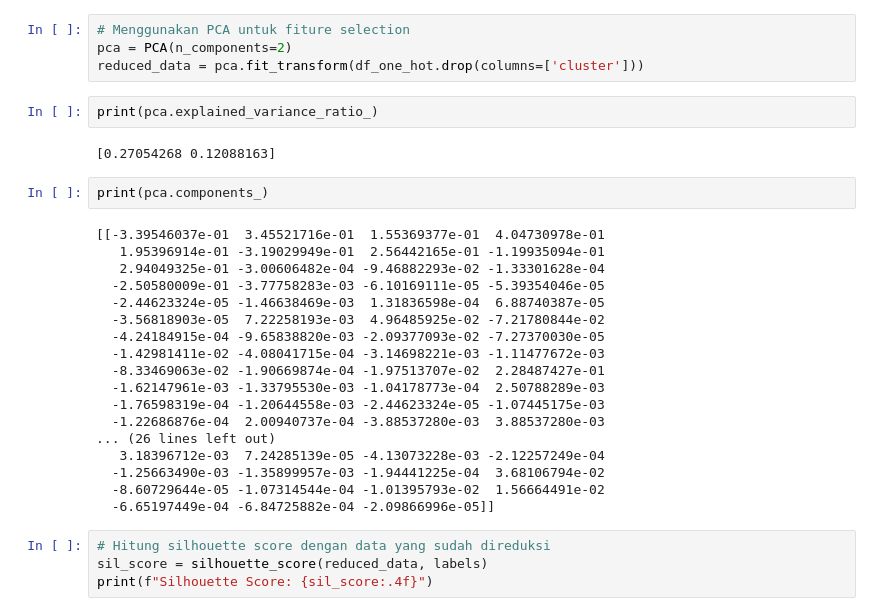
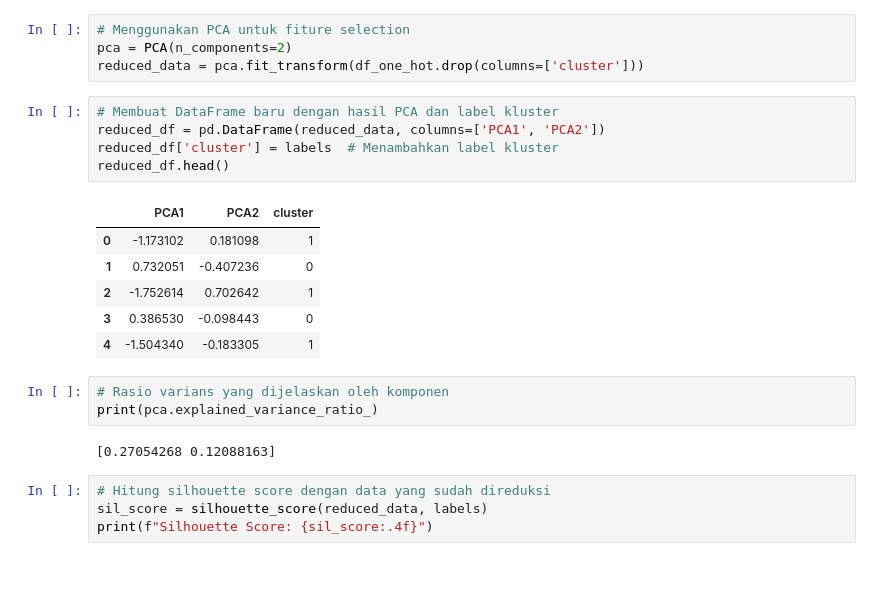
Before and after one commit to septiisdayanna/earthquakes_clustering, a Jupyter notebook: [Clustering]_Submission_Akhir_BMLP_Your_Name_(Updated).ipynb, the cells around one changed output. Saved outputs shown, nothing was run; the diff lists cells and outputs as text; blank space fills up the shorter version.

Commit message:
hasil pca fix

```diff
--- a/[Clustering]_Submission_Akhir_BMLP_Your_Name_(Updated).ipynb
+++ b/[Clustering]_Submission_Akhir_BMLP_Your_Name_(Updated).ipynb
@@ -428,30 +438,23 @@ Silakan lakukan feature selection jika Anda membutuhkan optimasi model clusterin
 # Menggunakan PCA untuk fiture selection
 pca = PCA(n_components=2)
 reduced_data = pca.fit_transform(df_one_hot.drop(columns=['cluster']))
-# %%
-print(pca.explained_variance_ratio_)
-# %% [output]
-[0.27054268 0.12088163]
-# %%
-print(pca.components_)
-# %% [output]
-[[-3.39546037e-01  3.45521716e-01  1.55369377e-01  4.04730978e-01
-   1.95396914e-01 -3.19029949e-01  2.56442165e-01 -1.19935094e-01
-   2.94049325e-01 -3.00606482e-04 -9.46882293e-02 -1.33301628e-04
-  -2.50580009e-01 -3.77758283e-03 -6.10169111e-05 -5.39354046e-05
-  -2.44623324e-05 -1.46638469e-03  1.31836598e-04  6.88740387e-05
-  -3.56818903e-05  7.22258193e-03  4.96485925e-02 -7.21780844e-02
-  -4.24184915e-04 -9.65838820e-03 -2.09377093e-02 -7.27370030e-05
-  -1.42981411e-02 -4.08041715e-04 -3.14698221e-03 -1.11477672e-03
-  -8.33469063e-02 -1.90669874e-04 -1.97513707e-02  2.28487427e-01
-  -1.62147961e-03 -1.33795530e-03 -1.04178773e-04  2.50788289e-03
-  -1.76598319e-04 -1.20644558e-03 -2.44623324e-05 -1.07445175e-03
-  -1.22686876e-04  2.00940737e-04 -3.88537280e-03  3.88537280e-03
-... (26 lines left out)
-   3.18396712e-03  7.24285139e-05 -4.13073228e-03 -2.12257249e-04
-  -1.25663490e-03 -1.35899957e-03 -1.94441225e-04  3.68106794e-02
-  -8.60729644e-05 -1.07314544e-04 -1.01395793e-02  1.56664491e-02
-  -6.65197449e-04 -6.84725882e-04 -2.09866996e-05]]
+# %%
+# Membuat DataFrame baru dengan hasil PCA dan label kluster
+reduced_df = pd.DataFrame(reduced_data, columns=['PCA1', 'PCA2'])
+reduced_df['cluster'] = labels  # Menambahkan label kluster
+reduced_df.head()
+# %% [output]
+|  | PCA1 | PCA2 | cluster |
+| 0 | -1.173102 | 0.181098 | 1 |
+| 1 | 0.732051 | -0.407236 | 0 |
+| 2 | -1.752614 | 0.702642 | 1 |
+| 3 | 0.386530 | -0.098443 | 0 |
+| 4 | -1.504340 | -0.183305 | 1 |
+# %%
+# Rasio varians yang dijelaskan oleh komponen
+print(pca.explained_variance_ratio_)
+# %% [output]
+[0.27054268 0.12088163]
 # %%
 # Hitung silhouette score dengan data yang sudah direduksi
 sil_score = silhouette_score(reduced_data, labels)
```
Also changed, not shown: parts of 3 cells of this notebook.
